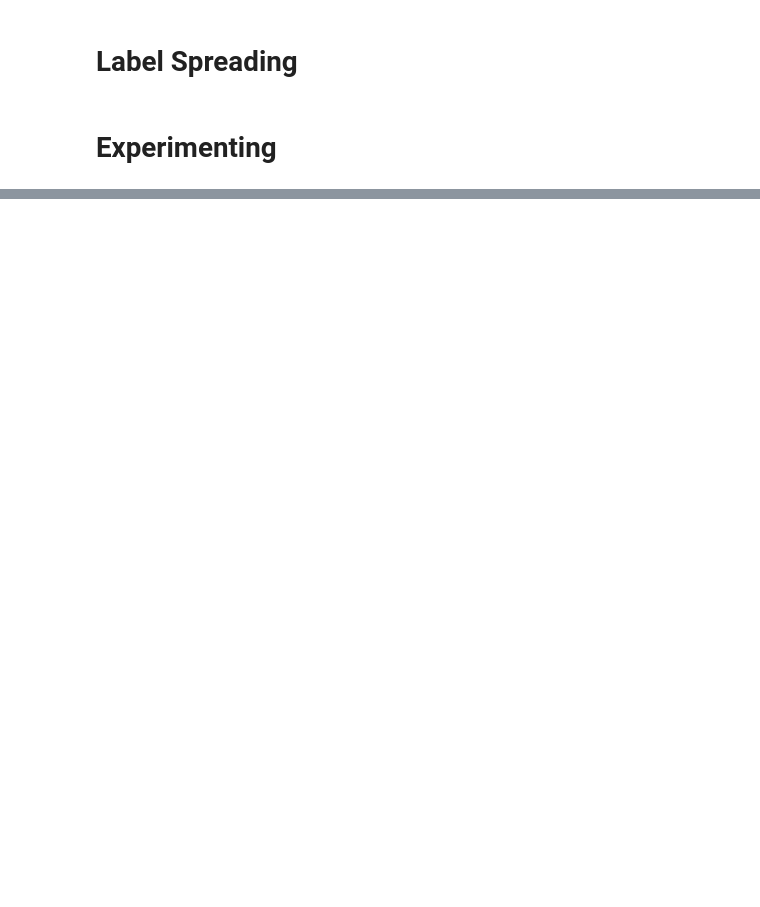
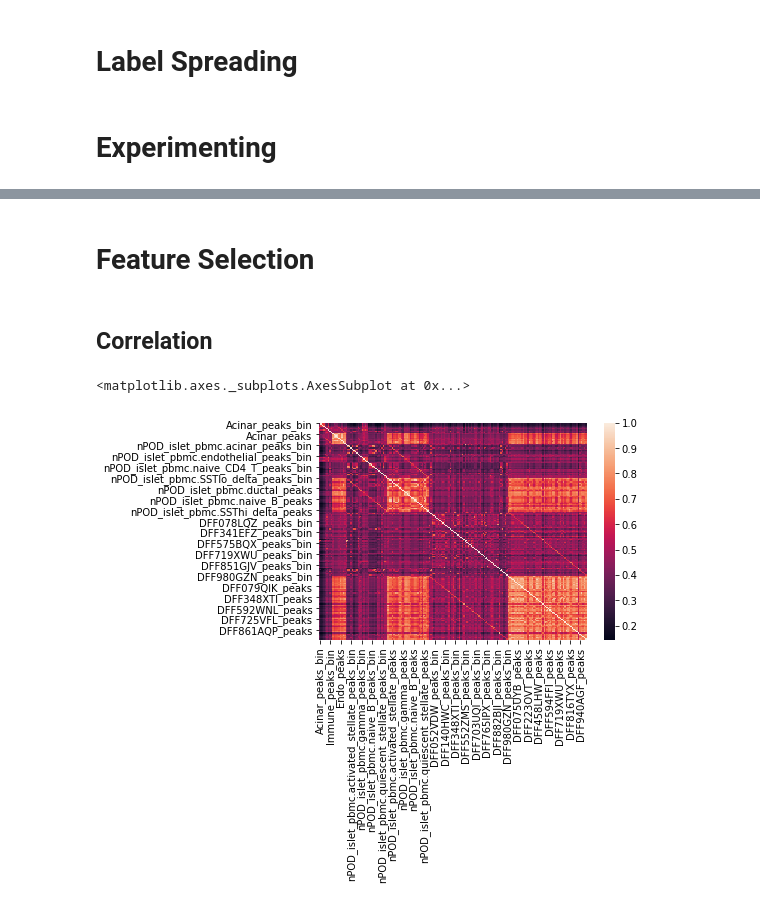
Before and after one commit to sshaul/variant-modeling, a Jupyter notebook: variant_modeling.ipynb, the cells around one changed output, grey strips where cells are left out. Cells and saved outputs as stored; diff of their text form; code cells hidden in the pictures; blank space fills up the shorter version.

```diff
--- a/variant_modeling.ipynb
+++ b/variant_modeling.ipynb
@@ -155,0 +286,3 @@ array([0.99910241, 0.99883314, 0.99923705, 0.99941657, 0.99928193])
+# %%
+# Removing imbalance columns
+t1d_data = t1d_data.drop(columns=[col for col in t1d_data.columns if 'imbal' in col])
@@ -155,0 +843,11 @@ array([0.99910241, 0.99883314, 0.99923705, 0.99941657, 0.99928193])
+# %% [markdown]
+# Feature Selection
+# %% [markdown]
+## Correlation
+# %%
+import seaborn as sns
+corr = t1d_data.corr()
+sns.heatmap(corr)
+# %% [output]
+<matplotlib.axes._subplots.AxesSubplot at 0x...>
+[figure, added]
```
Also changed, not shown: parts of 57 cells of this notebook.
